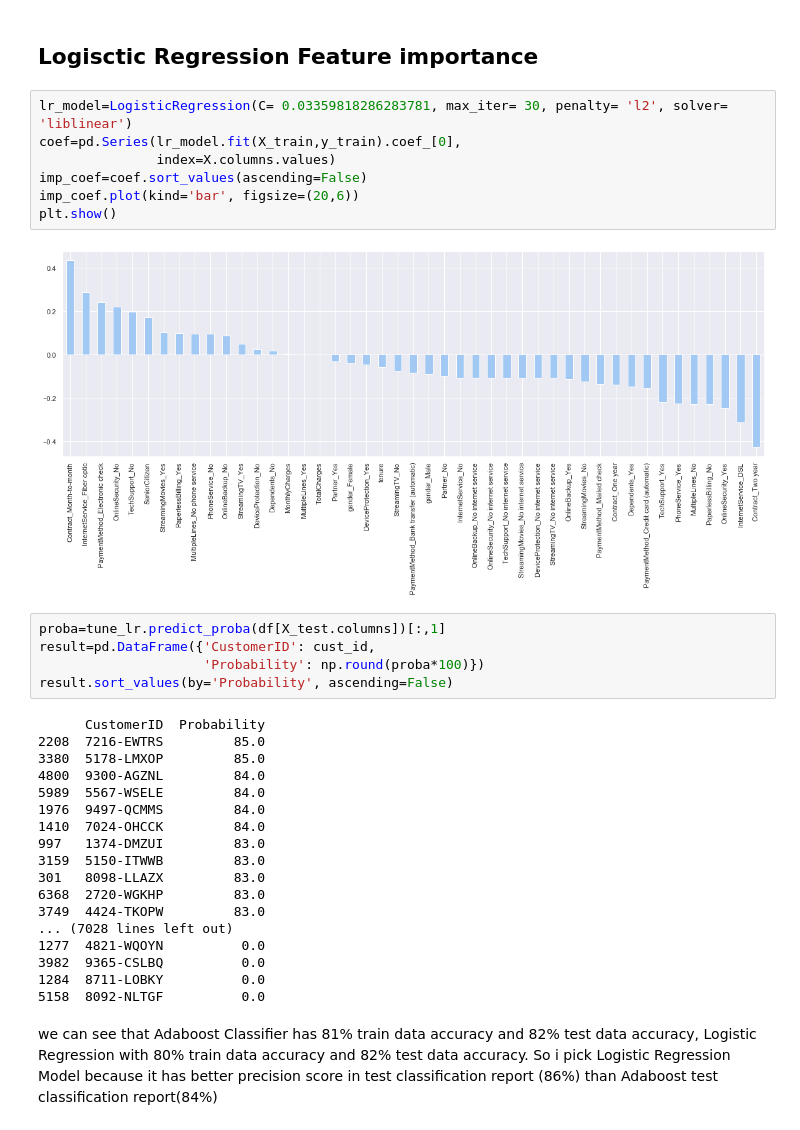
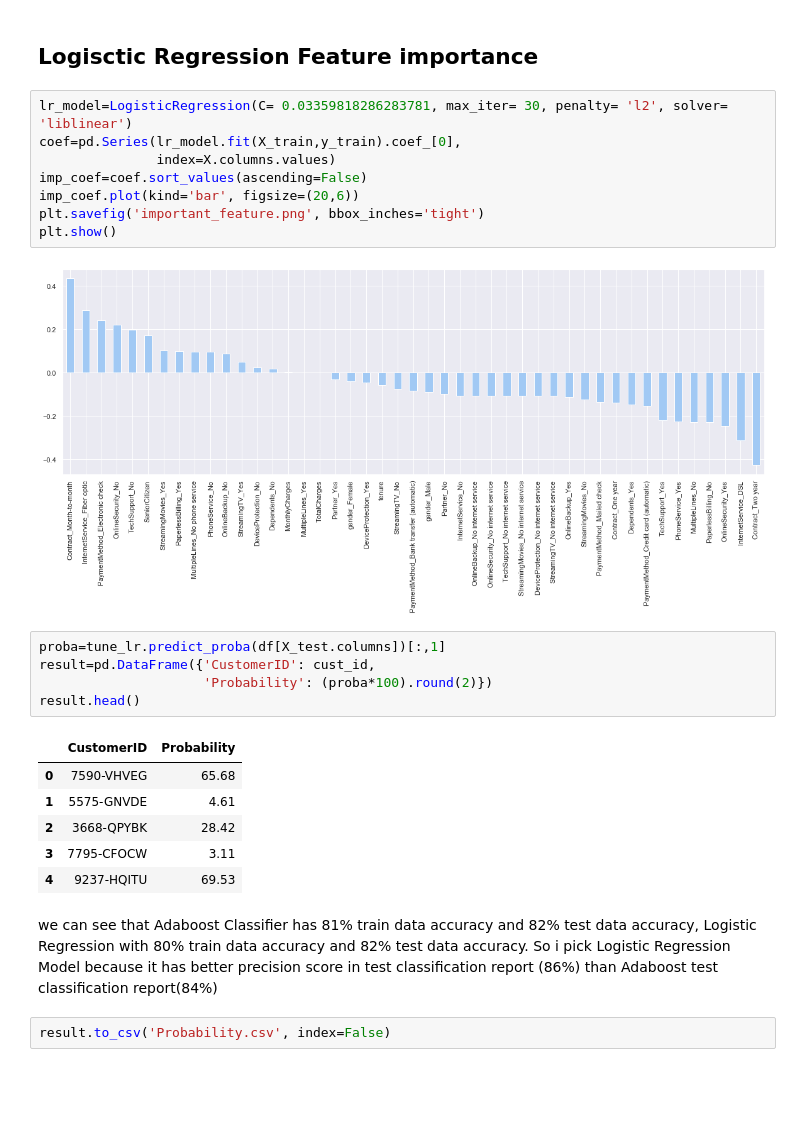
Before and after one commit to lutpan/Customer-Churn, a Jupyter notebook: Customer Churn.ipynb, the cells around one changed output. Drawn from its saved outputs; the diff is of its cells as text; blank space fills up the shorter version.

```diff
--- a/Customer Churn.ipynb
+++ b/Customer Churn.ipynb
@@ -827,32 +775,24 @@ coef=pd.Series(lr_model.fit(X_train,y_train).coef_[0],
                index=X.columns.values)
 imp_coef=coef.sort_values(ascending=False)
 imp_coef.plot(kind='bar', figsize=(20,6))
+plt.savefig('important_feature.png', bbox_inches='tight')
 plt.show()
 # %% [output]
 [figure]
 # %%
 proba=tune_lr.predict_proba(df[X_test.columns])[:,1]
 result=pd.DataFrame({'CustomerID': cust_id,
-                     'Probability': np.round(proba*100)})
-result.sort_values(by='Probability', ascending=False)
+                     'Probability': (proba*100).round(2)})
+result.head()
 # %% [output]
-      CustomerID  Probability
-2208  7216-EWTRS         85.0
-3380  5178-LMXOP         85.0
-4800  9300-AGZNL         84.0
-5989  5567-WSELE         84.0
-1976  9497-QCMMS         84.0
-1410  7024-OHCCK         84.0
-997   1374-DMZUI         83.0
-3159  5150-ITWWB         83.0
-301   8098-LLAZX         83.0
-6368  2720-WGKHP         83.0
-3749  4424-TKOPW         83.0
-... (7028 lines left out)
-1277  4821-WQOYN          0.0
-3982  9365-CSLBQ          0.0
-1284  8711-LOBKY          0.0
-5158  8092-NLTGF          0.0
+|  | CustomerID | Probability |
+| 0 | 7590-VHVEG | 65.68 |
+| 1 | 5575-GNVDE | 4.61 |
+| 2 | 3668-QPYBK | 28.42 |
+| 3 | 7795-CFOCW | 3.11 |
+| 4 | 9237-HQITU | 69.53 |
 # %% [markdown]
 we can see that Adaboost Classifier has 81% train data accuracy and 82% test data accuracy,
 Logistic Regression with 80% train data accuracy and 82% test data accuracy. So i pick Logistic Regression Model because it has better precision score in test classification report (86%) than Adaboost test classification report(84%)
+# %%
+result.to_csv('Probability.csv', index=False)
```
Also changed, not shown: parts of 14 cells of this notebook.
